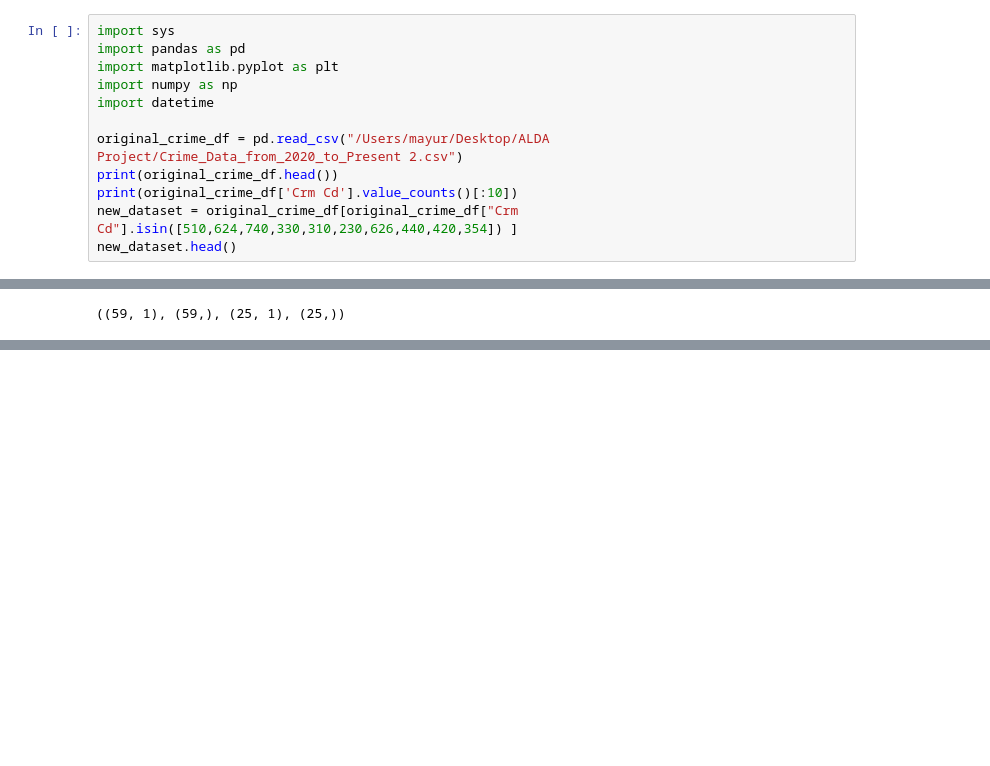
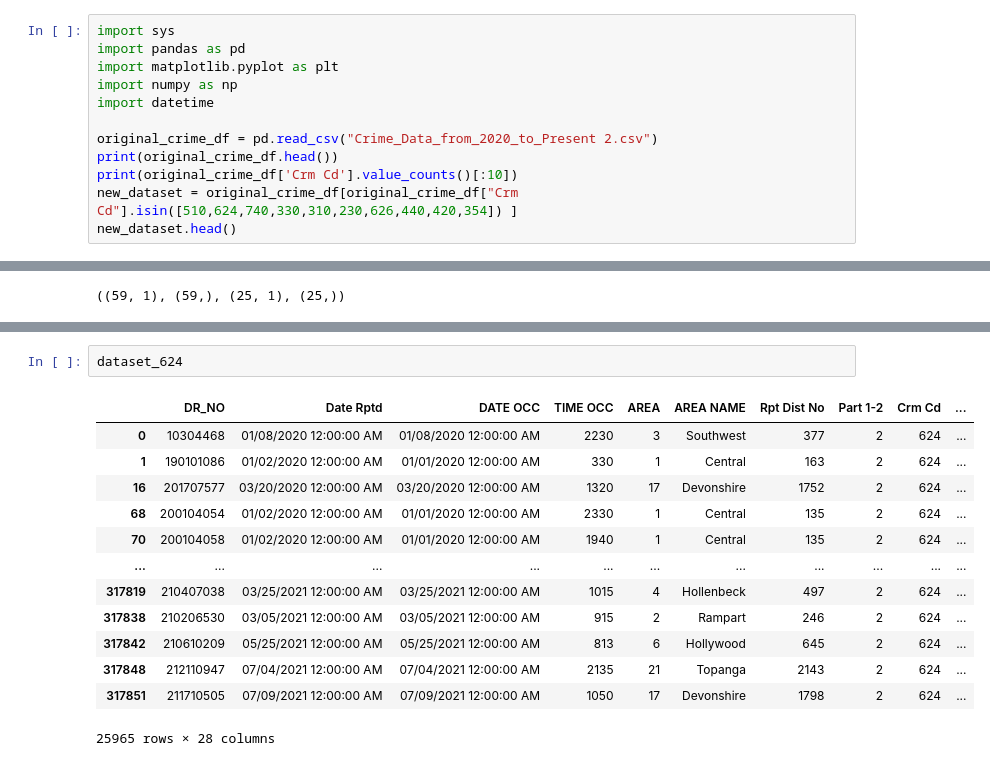
Before and after one commit to MayurG26/Data-Analysis, a Jupyter notebook: timeseries.ipynb, the cells around one changed output, grey strips where cells are left out. Cells and saved outputs as stored; diff of their text form; blank space fills up the shorter version.

```diff
--- a/timeseries.ipynb
+++ b/timeseries.ipynb
@@ -5,7 +5,7 @@ import matplotlib.pyplot as plt
 import numpy as np
 import datetime
 
-original_crime_df = pd.read_csv("/Users/mayur/Desktop/ALDA Project/Crime_Data_from_2020_to_Present 2.csv")
+original_crime_df = pd.read_csv("Crime_Data_from_2020_to_Present 2.csv")
 print(original_crime_df.head())
 print(original_crime_df['Crm Cd'].value_counts()[:10])
 new_dataset = original_crime_df[original_crime_df["Crm Cd"].isin([510,624,740,330,310,230,626,440,420,354]) ]
@@ -179,0 +302,16 @@ AlreadyExistsError: Another metric with the same name already exists.
+# %%
+dataset_624
+# %% [output]
+|  | DR_NO | Date Rptd | DATE OCC | TIME OCC | AREA | AREA NAME | Rpt Dist No | Part 1-2 | Crm Cd | ... |
+| 0 | 10304468 | 01/08/2020 12:00:00 AM | 01/08/2020 12:00:00 AM | 2230 | 3 | Southwest | 377 | 2 | 624 | ... |
+| 1 | 190101086 | 01/02/2020 12:00:00 AM | 01/01/2020 12:00:00 AM | 330 | 1 | Central | 163 | 2 | 624 | ... |
+| 16 | 201707577 | 03/20/2020 12:00:00 AM | 03/20/2020 12:00:00 AM | 1320 | 17 | Devonshire | 1752 | 2 | 624 | ... |
+| 68 | 200104054 | 01/02/2020 12:00:00 AM | 01/01/2020 12:00:00 AM | 2330 | 1 | Central | 135 | 2 | 624 | ... |
+| 70 | 200104058 | 01/02/2020 12:00:00 AM | 01/01/2020 12:00:00 AM | 1940 | 1 | Central | 135 | 2 | 624 | ... |
+| ... | ... | ... | ... | ... | ... | ... | ... | ... | ... | ... |
+| 317819 | 210407038 | 03/25/2021 12:00:00 AM | 03/25/2021 12:00:00 AM | 1015 | 4 | Hollenbeck | 497 | 2 | 624 | ... |
+| 317838 | 210206530 | 03/05/2021 12:00:00 AM | 03/05/2021 12:00:00 AM | 915 | 2 | Rampart | 246 | 2 | 624 | ... |
+| 317842 | 210610209 | 05/25/2021 12:00:00 AM | 05/25/2021 12:00:00 AM | 813 | 6 | Hollywood | 645 | 2 | 624 | ... |
+| 317848 | 212110947 | 07/04/2021 12:00:00 AM | 07/04/2021 12:00:00 AM | 2135 | 21 | Topanga | 2143 | 2 | 624 | ... |
+| 317851 | 211710505 | 07/09/2021 12:00:00 AM | 07/09/2021 12:00:00 AM | 1050 | 17 | Devonshire | 1798 | 2 | 624 | ... |
+25965 rows × 28 columns
```
Also changed, not shown: parts of 35 cells of this notebook.
